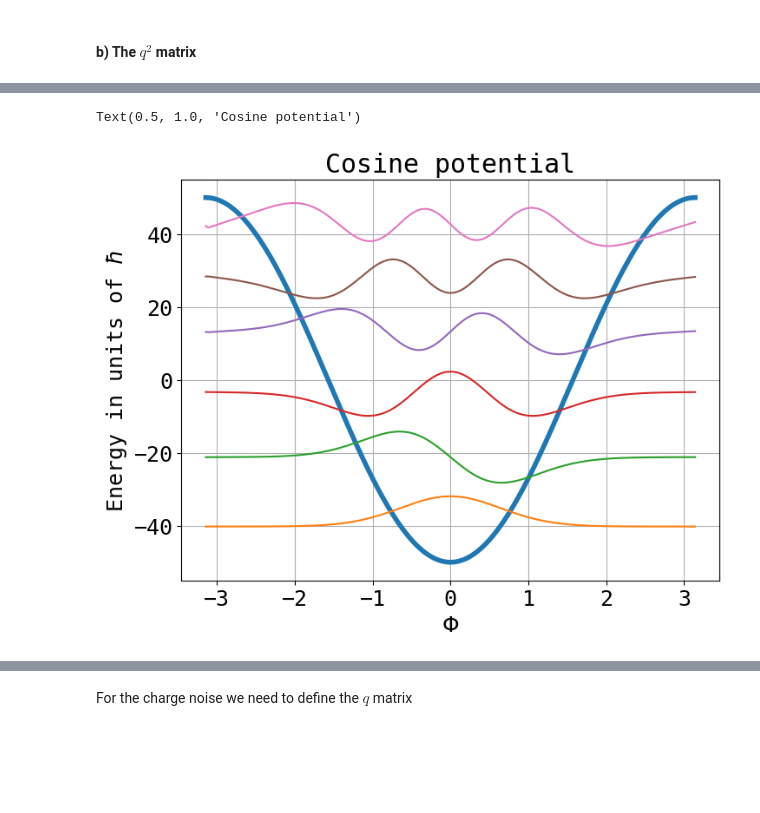
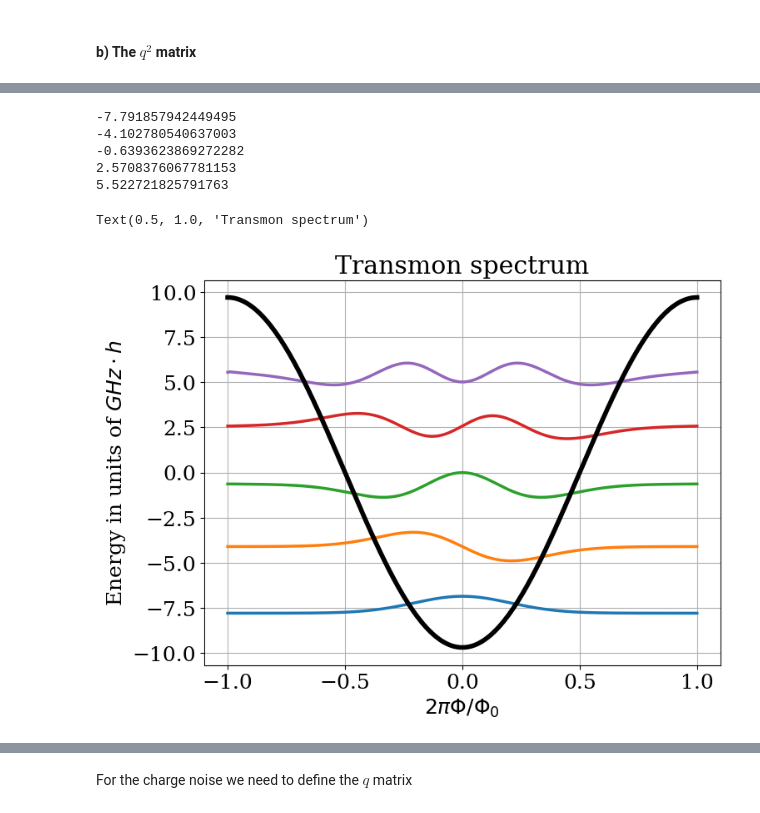
Before and after one commit to Shellf1sh/Superconducting-Qubits-Course, a Jupyter notebook: Week2/Week2code.ipynb, the cells around one changed output, grey strips where cells are left out. Drawn from its saved outputs; the diff is of its cells as text; code cells hidden in the pictures; blank space fills up the shorter version.

```diff
--- a/Week2/Week2code.ipynb
+++ b/Week2/Week2code.ipynb
@@ -5,12 +5,17 @@ import matplotlib.pyplot as plt
 
 plt.rcParams['font.size'] = 18
 plt.rcParams['axes.grid'] = True
-plt.rcParams['font.family'] = 'Monospace'
+plt.rcParams['font.family'] = 'serif'
 plt.rcParams['figure.figsize'] = [8,6]
 # %%
 #First we define as few variables
 N = 200 #resolution
 delta = 2*np.pi/N #Spacing between points
+
+def normalize(wavefunction):
+    normalized_wavefunction = 1/np.sqrt(delta * (wavefunction.T)@(np.conj(wavefunction))) * wavefunction
+    #normalized_wavefunction = 1/np.sqrt((wavefunction.T)@(np.conj(wavefunction))) * wavefunction
+    return normalized_wavefunction
 # %% [markdown]
 # E1
 #### a) Defining a sparse matrix that is elementwise cosine
@@ -34,6 +39,6 @@ $$H=4E_Cn^2-E_J\sqrt{\cos(\varphi_e)^2+d^2\sin(\varphi_e)}\cos(\varphi)$$
 # %%
 #Defining a function that returns the Hamiltonian, which is the sum of the potential and kinetic energy and the energy scale which will be used for plotting later
-def hamiltonian(E_C, E_J, phi_e, d=1):
+def hamiltonian(E_C, E_J, phi_e):
     E_kin = 4*E_C*q2Matrix
-    E_pot = -E_J*np.sqrt(np.cos(phi_e)**2+d**2*np.sin(phi_e)**2)*cosMatrix
-    return E_kin + E_pot, E_J*np.sqrt(np.cos(phi_e)**2+d**2*np.sin(phi_e)**2)
+    E_pot = -E_J*np.abs(np.cos(phi_e))*cosMatrix
+    return E_kin + E_pot, E_J*np.cos(phi_e)
@@ -42,5 +49,8 @@ def hamiltonian(E_C, E_J, phi_e, d=1):
 # %%
-H, scale = hamiltonian(1, 50, phi_e=0)
+H, scale = hamiltonian(0.194, 9.69, phi_e=0)
 
 #k is number of eigenvalues and eigenvectors it finds and SR it means that it finds the pairs that have the eigenvalues with the smallest real part
-eigenvalues, eigenvectors = sc.sparse.linalg.eigs(H, k=7, which = "SR")
+eigenvalues, eigenvectors = sc.sparse.linalg.eigsh(H, k=7, which = "SA")  #The eigenvalues are in units of GHz*h
+
+for i in range(7):
+    print(eigenvalues[i])
@@ -47,14 +65,20 @@ eigenvalues, eigenvectors = sc.sparse.linalg.eigs(H, k=7, which = "SR")
 # %%
 #We can then plot our potential and our wavefunctions
 
-plt.plot(phi, -scale*np.cos(phi), linewidth = 4)
+for i in range(1, 6):
+    plt.plot(phi/np.pi, -normalize(eigenvectors[:,i]) + eigenvalues.real[i], linewidth = 2.5)
+    print(eigenvalues[i])
 
-for i in range(1, 7):
-    plt.plot(phi, -eigenvectors[:,i]*scale + eigenvalues.real[i])
+plt.plot(phi/np.pi, -scale*np.cos(phi), linewidth = 4, color="black")
 
-plt.xlabel("$\Phi$")
-plt.ylabel("Energy in units of $\hbar$")
-plt.title("Cosine potential")
+plt.xlabel("$2\pi \Phi/\Phi_0$")
+plt.ylabel(r"Energy in units of $GHz\cdot h$")
+plt.title("Transmon spectrum")
 # %% [output]
-Text(0.5, 1.0, 'Cosine potential')
+-7.791857942449495
+-4.102780540637003
+-0.6393623869272282
+2.5708376067781153
+5.522721825791763
+Text(0.5, 1.0, 'Transmon spectrum')
-[figure, old version]
+[figure, new version]
```
Also changed, not shown: parts of 19 cells of this notebook, 3 other files.
